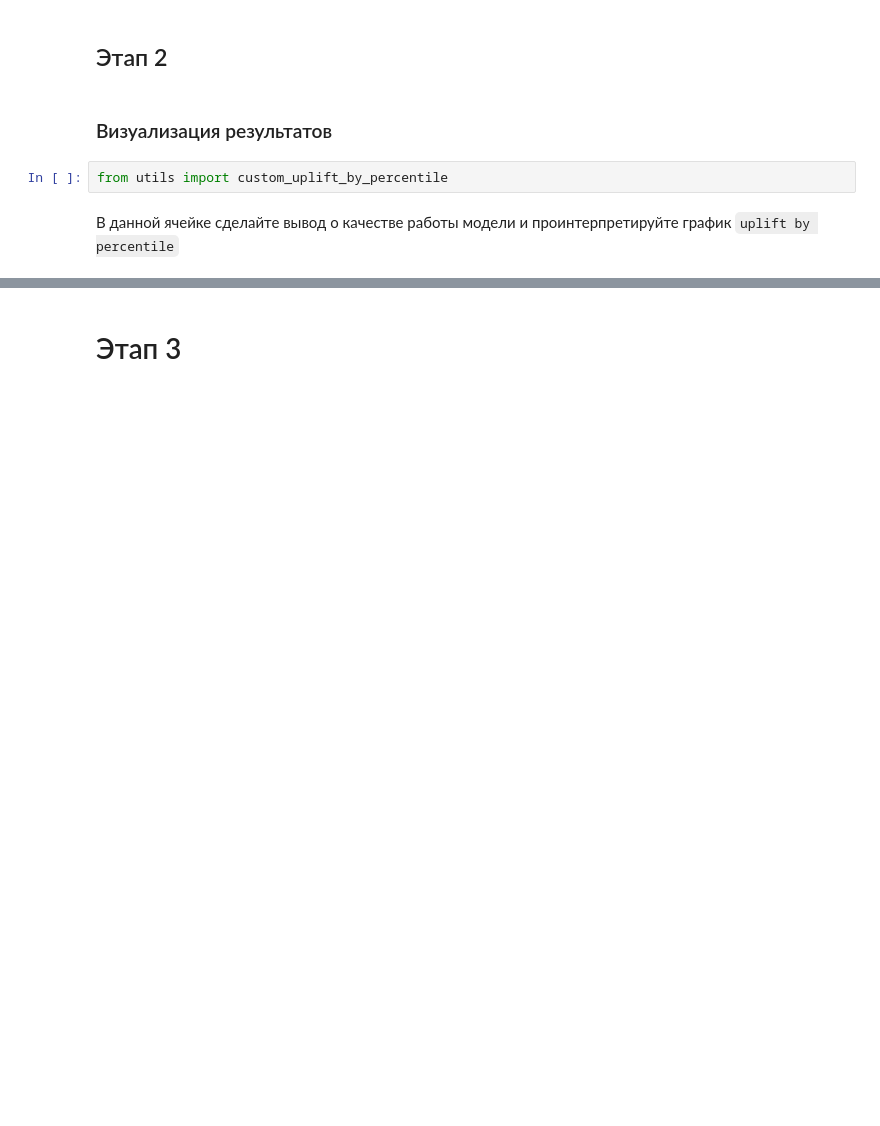
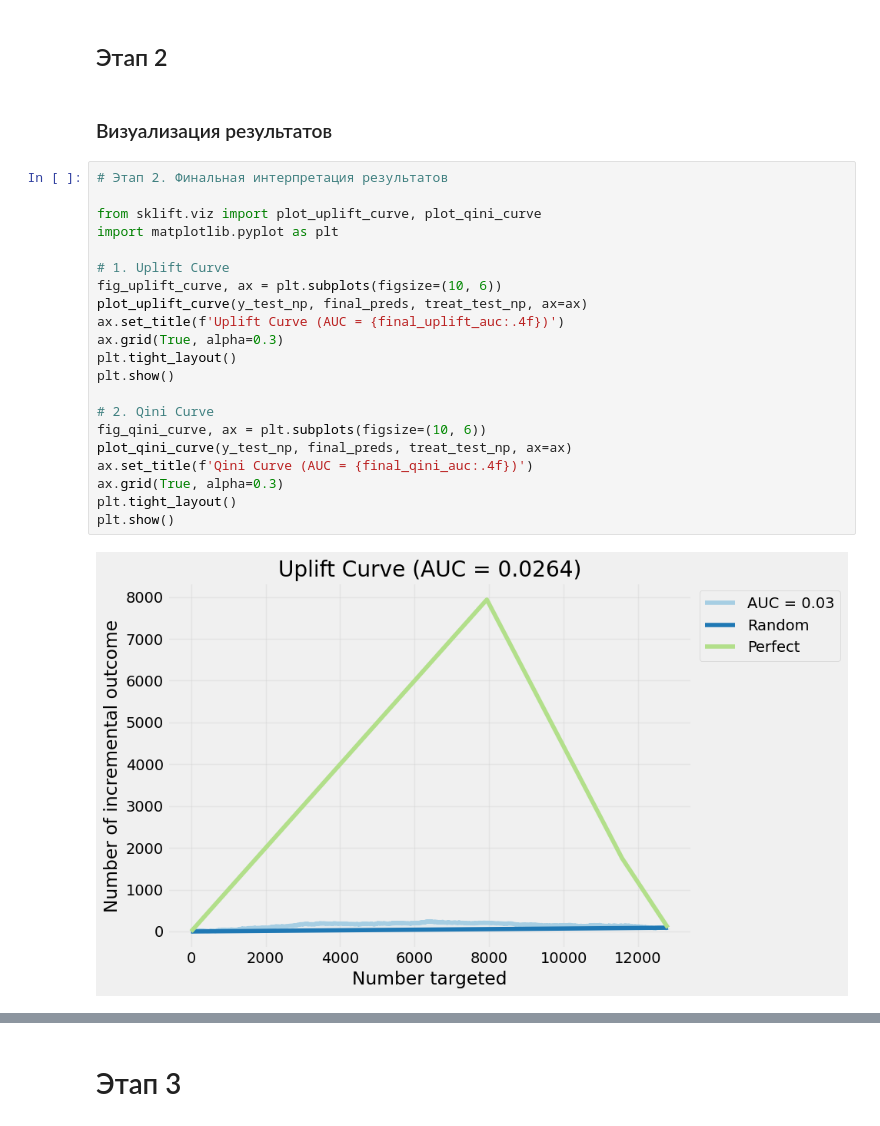
Before and after one commit to ozerge/mle-sprint5-uplift, a Jupyter notebook: project_code/final_project_template.ipynb, the cells around one changed output, grey strips where cells are left out. Saved outputs shown, nothing was run; the diff lists cells and outputs as text; blank space fills up the shorter version.

```diff
--- a/project_code/final_project_template.ipynb
+++ b/project_code/final_project_template.ipynb
@@ -855,7 +848,26 @@ Uplift@30%: 0.050637
 ## Этап 2
 # %% [markdown]
 ### Визуализация результатов
-# %%
-from utils import custom_uplift_by_percentile
-# %% [markdown]
-В данной ячейке сделайте вывод о качестве работы модели и проинтерпретируйте график `uplift by percentile`
+# %%
+# Этап 2. Финальная интерпретация результатов
+
+from sklift.viz import plot_uplift_curve, plot_qini_curve
+import matplotlib.pyplot as plt
+
+# 1. Uplift Curve
+fig_uplift_curve, ax = plt.subplots(figsize=(10, 6))
+plot_uplift_curve(y_test_np, final_preds, treat_test_np, ax=ax)
+ax.set_title(f'Uplift Curve (AUC = {final_uplift_auc:.4f})')
+ax.grid(True, alpha=0.3)
+plt.tight_layout()
+plt.show()
+
+# 2. Qini Curve
+fig_qini_curve, ax = plt.subplots(figsize=(10, 6))
+plot_qini_curve(y_test_np, final_preds, treat_test_np, ax=ax)
+ax.set_title(f'Qini Curve (AUC = {final_qini_auc:.4f})')
+ax.grid(True, alpha=0.3)
+plt.tight_layout()
+plt.show()
+# %% [output]
+[figure, added]
```
Also changed, not shown: parts of 15 cells of this notebook, 1 other file.
